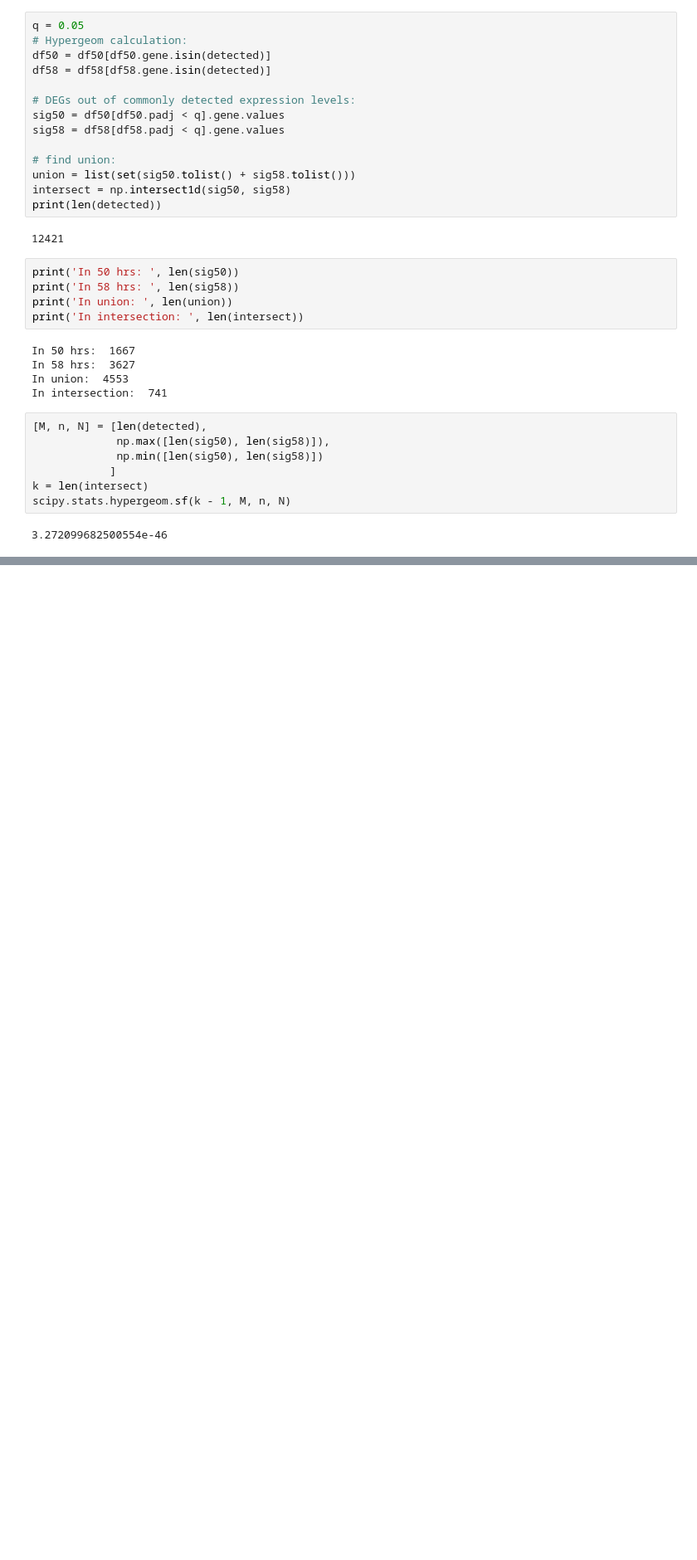
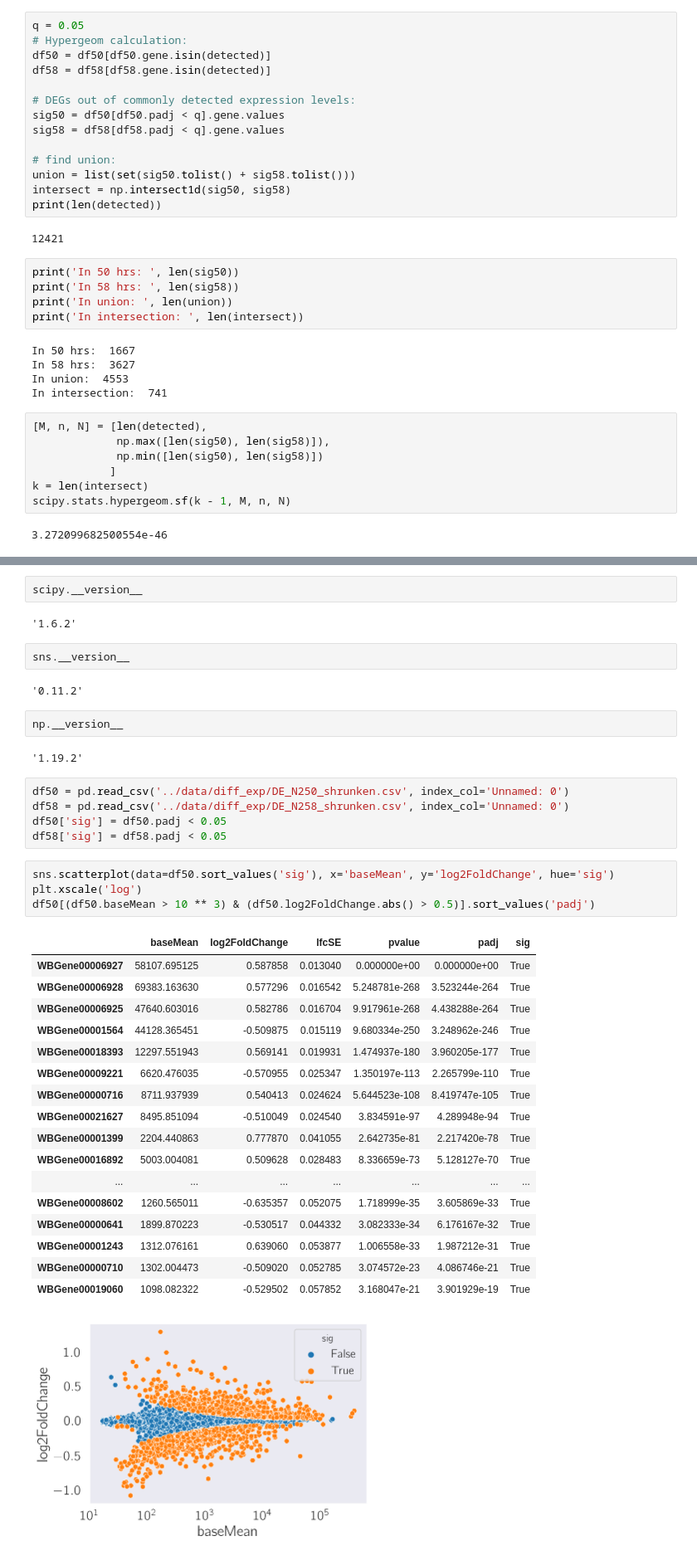
Before and after one commit to dangeles/MalePheromoneRNAseq, a Jupyter notebook: src/analysis.ipynb, the cells around one changed output, grey strips where cells are left out. Shown: that part at 83% size. Cells and saved outputs as stored; diff of their text form; blank space fills up the shorter version.

Commit message:
scripts final versions

```diff
--- a/src/analysis.ipynb
+++ b/src/analysis.ipynb
@@ -199,0 +236,40 @@ scipy.stats.hypergeom.sf(k - 1, M, n, N)
+# %%
+scipy.__version__
+# %% [output]
+'1.6.2'
+# %%
+sns.__version__
+# %% [output]
+'0.11.2'
+# %%
+np.__version__
+# %% [output]
+'1.19.2'
+# %%
+df50 = pd.read_csv('../data/diff_exp/DE_N250_shrunken.csv', index_col='Unnamed: 0')
+df58 = pd.read_csv('../data/diff_exp/DE_N258_shrunken.csv', index_col='Unnamed: 0')
+df50['sig'] = df50.padj < 0.05
+df58['sig'] = df58.padj < 0.05
+# %%
+sns.scatterplot(data=df50.sort_values('sig'), x='baseMean', y='log2FoldChange', hue='sig')
+plt.xscale('log')
+df50[(df50.baseMean > 10 ** 3) & (df50.log2FoldChange.abs() > 0.5)].sort_values('padj')
+# %% [output]
+|  | baseMean | log2FoldChange | lfcSE | pvalue | padj | sig |
+| WBGene00006927 | 58107.695125 | 0.587858 | 0.013040 | 0.000000e+00 | 0.000000e+00 | True |
+| WBGene00006928 | 69383.163630 | 0.577296 | 0.016542 | 5.248781e-268 | 3.523244e-264 | True |
+| WBGene00006925 | 47640.603016 | 0.582786 | 0.016704 | 9.917961e-268 | 4.438288e-264 | True |
+| WBGene00001564 | 44128.365451 | -0.509875 | 0.015119 | 9.680334e-250 | 3.248962e-246 | True |
+| WBGene00018393 | 12297.551943 | 0.569141 | 0.019931 | 1.474937e-180 | 3.960205e-177 | True |
+| WBGene00009221 | 6620.476035 | -0.570955 | 0.025347 | 1.350197e-113 | 2.265799e-110 | True |
+| WBGene00000716 | 8711.937939 | 0.540413 | 0.024624 | 5.644523e-108 | 8.419747e-105 | True |
+| WBGene00021627 | 8495.851094 | -0.510049 | 0.024540 | 3.834591e-97 | 4.289948e-94 | True |
+| WBGene00001399 | 2204.440863 | 0.777870 | 0.041055 | 2.642735e-81 | 2.217420e-78 | True |
+| WBGene00016892 | 5003.004081 | 0.509628 | 0.028483 | 8.336659e-73 | 5.128127e-70 | True |
+| ... | ... | ... | ... | ... | ... | ... |
+| WBGene00008602 | 1260.565011 | -0.635357 | 0.052075 | 1.718999e-35 | 3.605869e-33 | True |
+| WBGene00000641 | 1899.870223 | -0.530517 | 0.044332 | 3.082333e-34 | 6.176167e-32 | True |
+| WBGene00001243 | 1312.076161 | 0.639060 | 0.053877 | 1.006558e-33 | 1.987212e-31 | True |
+| WBGene00000710 | 1302.004473 | -0.509020 | 0.052785 | 3.074572e-23 | 4.086746e-21 | True |
+| WBGene00019060 | 1098.082322 | -0.529502 | 0.057852 | 3.168047e-21 | 3.901929e-19 | True |
+[figure, added]
```
Also changed, not shown: parts of 13 cells of this notebook, 3 other files.
